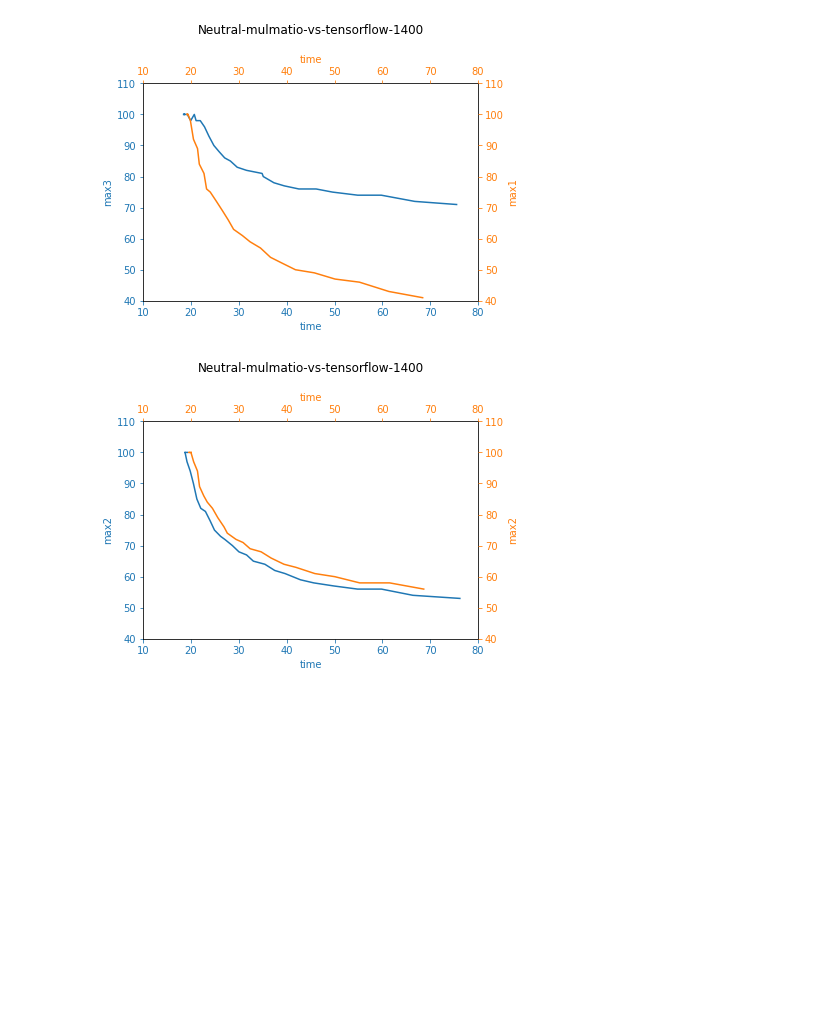
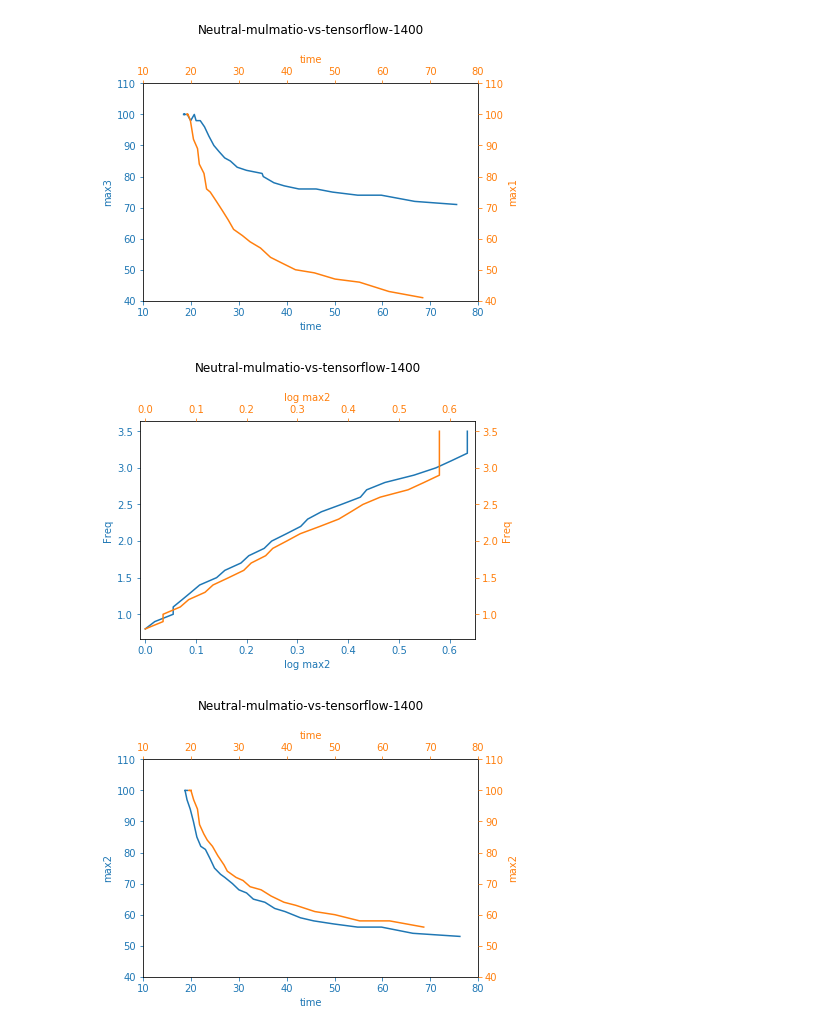
Before and after one commit to Heronalps/Sparta, a Jupyter notebook: micro-benchmarks/python/time-vs-max-plot.ipynb, the cells around one changed output. Cells and saved outputs as stored; diff of their text form; code cells hidden in the pictures; blank space fills up the shorter version.

```diff
--- a/micro-benchmarks/python/time-vs-max-plot.ipynb
+++ b/micro-benchmarks/python/time-vs-max-plot.ipynb
@@ -135,31 +149,35 @@ def plot_two(df1, header1, header2, df2, header3, header4):
     ax2=fig.add_subplot(111, label="2", frame_on=False)
 
     ax.set_title("Neutral-mulmatio-vs-tensorflow-1400", y=1.2)
-    ax.plot(np.log(df1[header1]), np.log(df1[header2]), color="C0")
-    ax.set_xlabel("time", color="C0")
-    ax.set_ylabel(header2, color="C0")
+    ax.plot(np.log(df1[header2]) - np.log(df1[header2][0]), df1[header1], color="C0")
+    ax.set_ylabel(header1, color="C0")
+    ax.set_xlabel("log " + header2, color="C0")
     ax.tick_params(axis='x', colors="C0")
     ax.tick_params(axis='y', colors="C0")
     # ax.set_xlim(10, 80)
-    ax.set_xlim(2.8, 4.4)
-    ax.set_ylim(3.9, 4.7)
+    ax.set_xlim(-0.01, 0.65)
+    # ax.set_xlim(4.2, 4.7)
     # ax.set_ylim(40, 110)
 
-    ax2.plot(np.log(df2[header3]), np.log(df2[header4]), color="C1")
+    ax2.plot(np.log(df2[header4]) - np.log(df2[header4][0]), df2[header3], color="C1")
     ax2.xaxis.tick_top()
     ax2.yaxis.tick_right()
-    ax2.set_xlabel('time', color="C1")
-    ax2.set_ylabel(header4, color="C1")
+    ax2.set_ylabel(header3, color="C1")
+    ax2.set_xlabel("log " + header4, color="C1")
     ax2.xaxis.set_label_position('top')
     ax2.yaxis.set_label_position('right')
     ax2.tick_params(axis='x', colors="C1")
     ax2.tick_params(axis='y', colors="C1")
     # ax2.set_xlim(10, 80)
-    ax2.set_xlim(2.8, 4.4)
-    ax2.set_ylim(3.9, 4.7)
+    ax2.set_xlim(-0.01, 0.65)
+    # ax2.set_xlim(4.2, 4.7)
     # ax2.set_ylim(40, 110)
 
     plt.show()
+# %%
+plot_two(df_mio, 'Freq', "max2", df_t, "Freq", "max2")
+# %% [output]
+[figure, added]
 # %%
 plot_two(df_mio, "time2", "max2", df_t, "time2", "max2")
 # %% [output]
```
Also changed, not shown: parts of 6 cells of this notebook, 4 other files.
